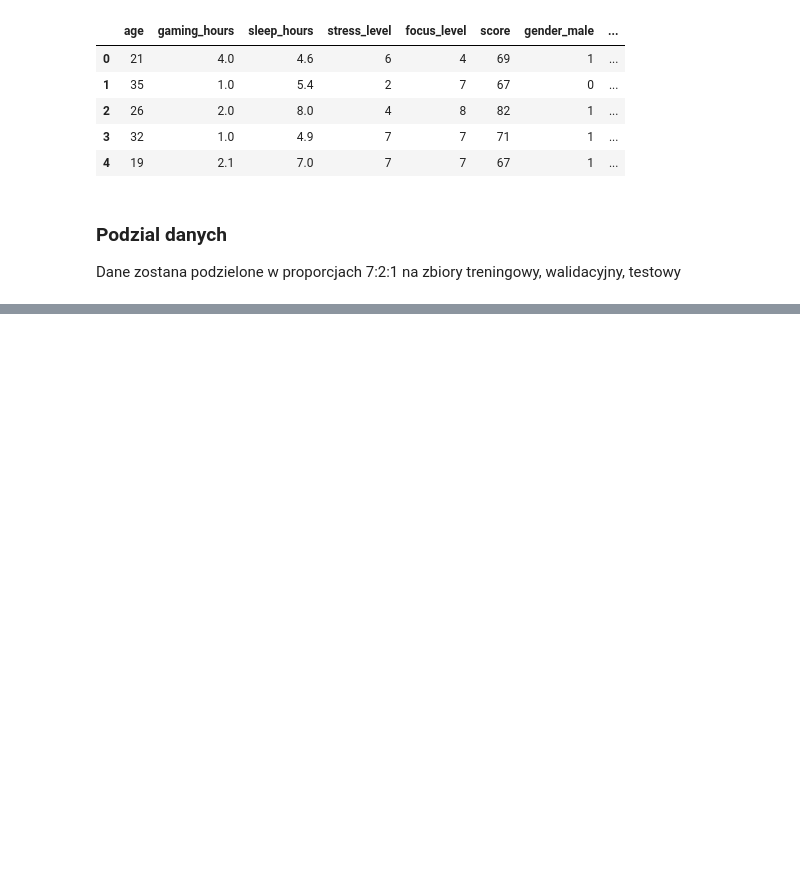
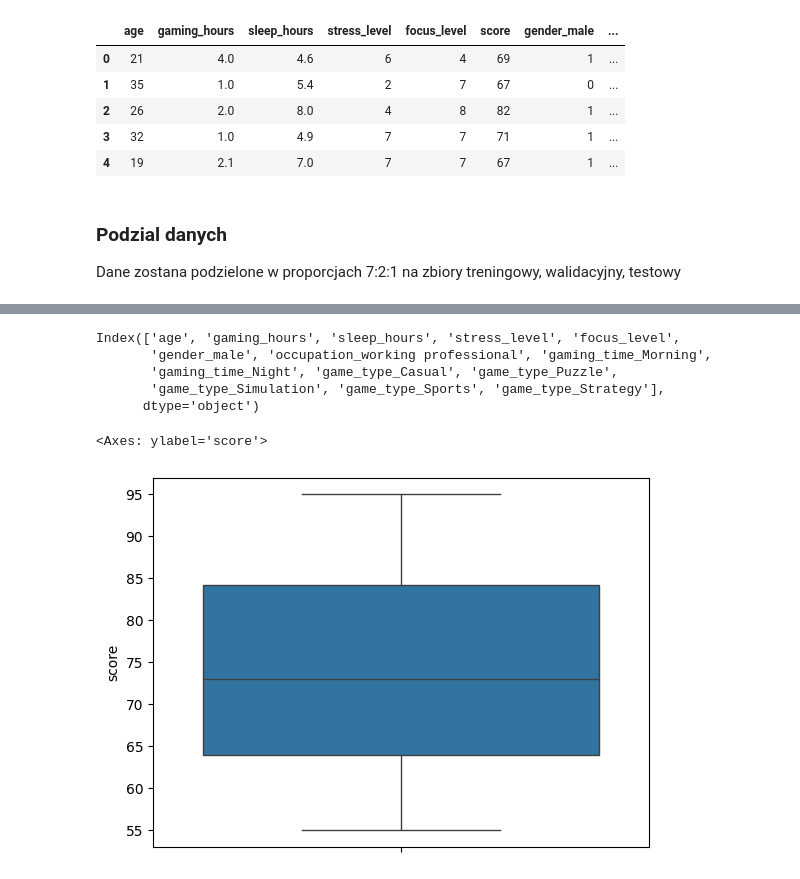
Before and after one commit to NewbieDuck/EWD_Projekt, a Jupyter notebook: notebooks/main.ipynb, the cells around one changed output, grey strips where cells are left out. Cells and saved outputs as stored; diff of their text form; code cells hidden in the pictures; blank space fills up the shorter version.

```diff
--- a/notebooks/main.ipynb
+++ b/notebooks/main.ipynb
@@ -95,8 +113,8 @@ Dane zostana podzielone w proporcjach 7:2:1 na zbiory treningowy, walidacyjny, t
 # %%
 from sklearn.model_selection import train_test_split
 
-x = df.score
-y = df.drop(columns='score')
+y = df.score
+x = df.drop(columns='score')
 
 #zbior testowy
 x_train_full_set, x_test, y_train_full_set, y_test = train_test_split(x, y, test_size=0.1, random_state=42)
@@ -112,0 +181,13 @@ print(x_test.count())
+# %%
+print(df.drop(columns="score").columns)
+# %% [output]
+Index(['age', 'gaming_hours', 'sleep_hours', 'stress_level', 'focus_level',
+       'gender_male', 'occupation_working professional', 'gaming_time_Morning',
+       'gaming_time_Night', 'game_type_Casual', 'game_type_Puzzle',
+       'game_type_Simulation', 'game_type_Sports', 'game_type_Strategy'],
+      dtype='object')
+# %%
+sn.boxplot(y_test)
+# %% [output]
+<Axes: ylabel='score'>
+[figure, added]
```
Also changed, not shown: parts of 15 cells of this notebook.
